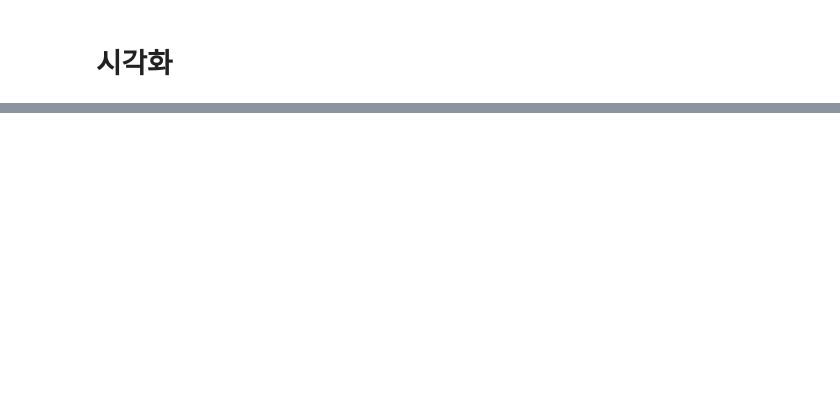
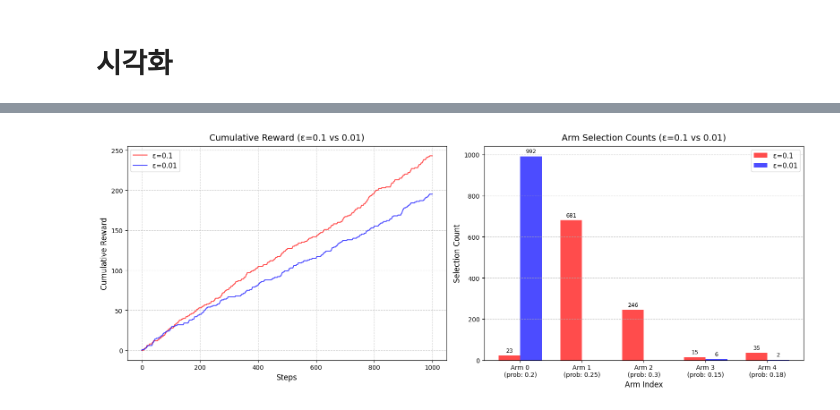
Before and after one commit to KHY-hub-99/Multi-Armed-Bandit, a Jupyter notebook: bandit.ipynb, the cells around one changed output, grey strips where cells are left out. Cells and saved outputs as stored; diff of their text form; code cells hidden in the pictures; blank space fills up the shorter version.

```diff
--- a/bandit.ipynb
+++ b/bandit.ipynb
@@ -255,0 +256,52 @@ plt.show()
+# %%
+# ε = 0.1 실행 및 데이터 언패킹
+res_01 = e_greedy_bandit_simulation(env, num_steps, epsilon=0.1)
+counts_01 = res_01[2]       # arm_selection_counts
+history_01 = res_01[5]      # rewards_history
+
+# ε = 0.01 실행 및 데이터 언패킹
+res_001 = e_greedy_bandit_simulation(env, num_steps, epsilon=0.01)
+counts_001 = res_001[2]     # arm_selection_counts
+history_001 = res_001[5]    # rewards_history
+
+# 누적 보상 계산 (Line Plot 용)
+cum_01 = np.cumsum(history_01)
+cum_001 = np.cumsum(history_001)
+
+# ---------------------------------------------------------
+# 4. 시각화 (Subplot: Line Plot & Bar Plot)
+# ---------------------------------------------------------
+fig, axes = plt.subplots(1, 2, figsize=(16, 6))
+
+# --- [그래프 1: 스텝별 누적 보상 비교 (Line Plot)] ---
+axes[0].plot(cum_01, label=r'ε=0.1', color='red', alpha=0.7)
+axes[0].plot(cum_001, label=r'ε=0.01', color='blue', alpha=0.7)
+
+axes[0].set_title('Cumulative Reward (ε=0.1 vs 0.01)', fontsize=14, pad=10)
+axes[0].set_xlabel('Steps', fontsize=12)
+axes[0].set_ylabel('Cumulative Reward', fontsize=12)
+axes[0].legend(loc='upper left', fontsize=11)
+axes[0].grid(True, linestyle='--', alpha=0.6)
+
+# --- [그래프 2: Arm별 선택 횟수 비교 (Bar Plot)] ---
+x = np.arange(env.num_arms)
+width = 0.35
+
+rects1 = axes[1].bar(x - width/2, counts_01, width, label=r'ε=0.1', color='red', alpha=0.7)
+rects2 = axes[1].bar(x + width/2, counts_001, width, label=r'ε=0.01', color='blue', alpha=0.7)
+
+axes[1].set_title('Arm Selection Counts (ε=0.1 vs 0.01)', fontsize=14, pad=10)
+axes[1].set_xlabel('Arm Index', fontsize=12)
+axes[1].set_ylabel('Selection Count', fontsize=12)
+axes[1].set_xticks(x)
+axes[1].set_xticklabels([f'Arm {i}\n(prob: {env.arm_probs[i]})' for i in range(env.num_arms)])
+axes[1].legend(fontsize=11)
+axes[1].grid(axis='y', linestyle='--', alpha=0.6)
+
+autolabel(rects1, axes[1])
+autolabel(rects2, axes[1])
+
+plt.tight_layout()
+plt.show()
+# %% [output]
+[figure, added]
```
Also changed, not shown: parts of 4 cells of this notebook, 2 other files.
